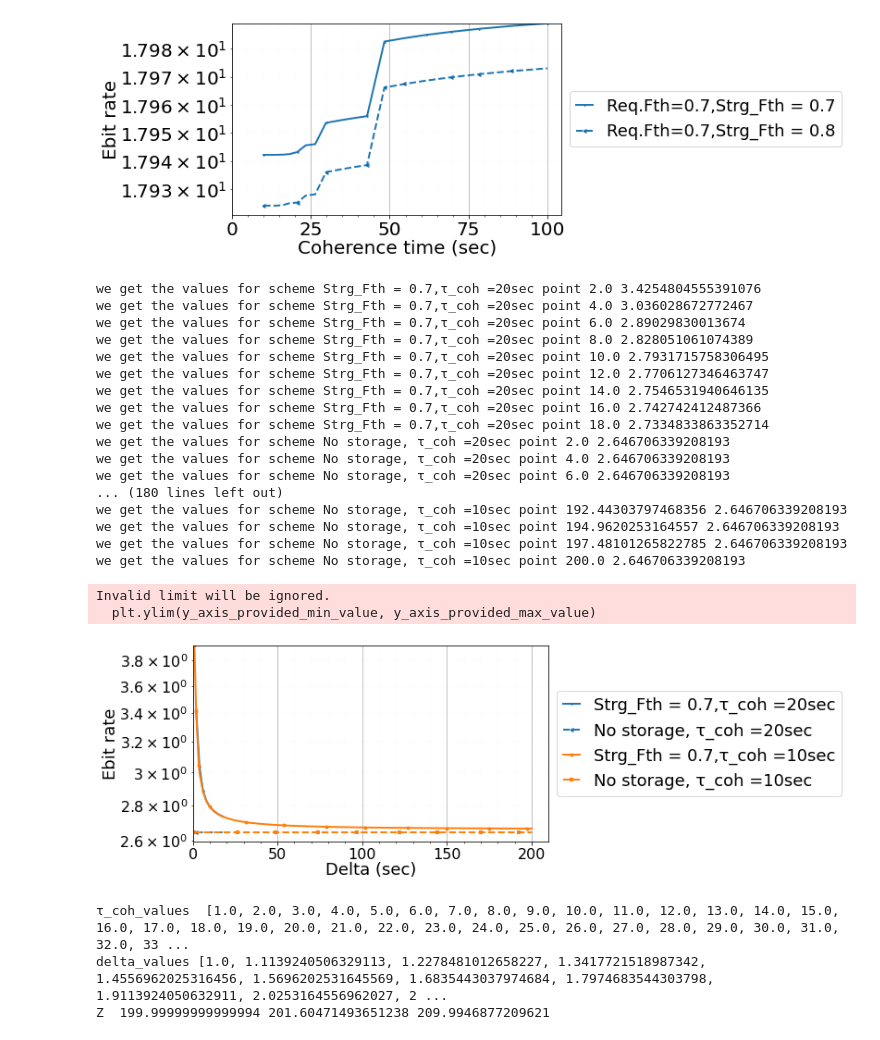
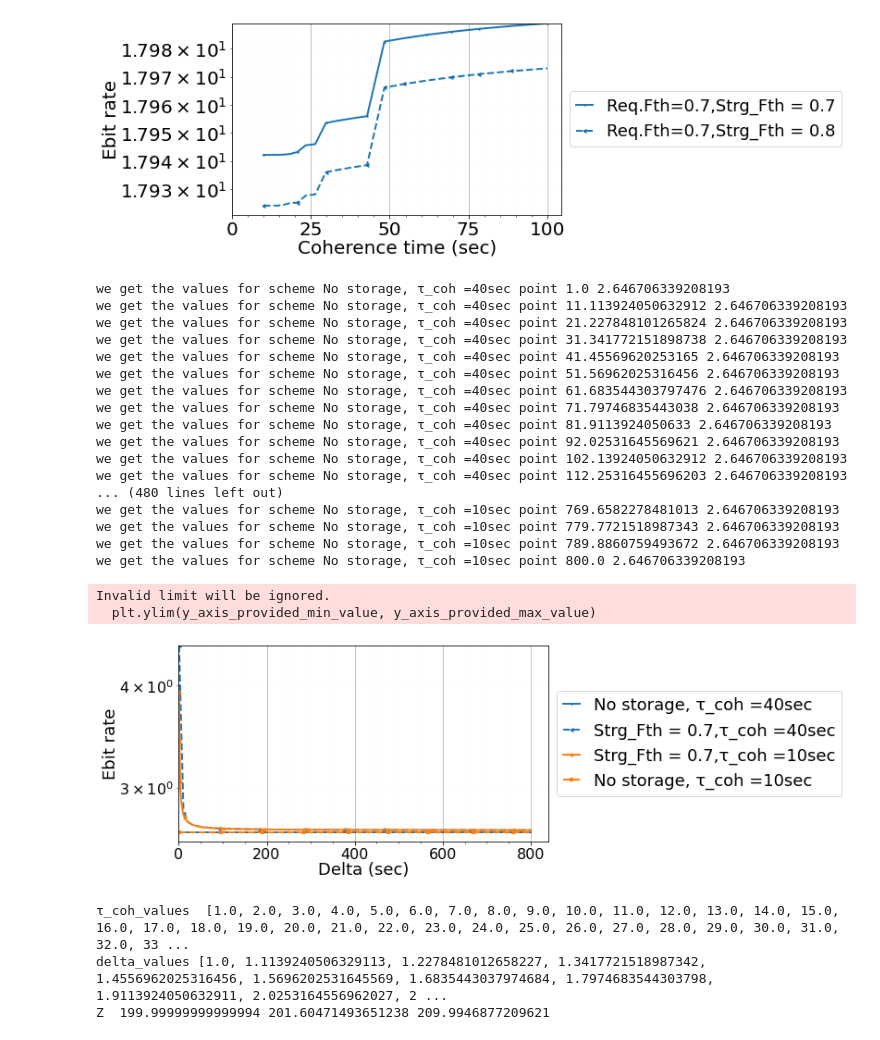
Before and after one commit to pooryousefshahrooz/QSN, a Jupyter notebook: plotting/parsing_and_plotting.ipynb, the cells around one changed output. Saved outputs shown, nothing was run; the diff lists cells and outputs as text; code cells hidden in the pictures.

Commit message:
testing no storage case

```diff
--- a/plotting/parsing_and_plotting.ipynb
+++ b/plotting/parsing_and_plotting.ipynb
@@ -262,7 +262,7 @@ with open(result_file_path, "r") as f:
 
         if  ( t_max in [20] and request_fidelity_threshold in [0.9]  and
              storage_block_threshold in [0.7] and
-              edge_capacity in [600] and storage_capacity in [400] and τ_coh in [20.6913808111479,10.0]
+              edge_capacity in [600]  and storage_capacity in [400] and τ_coh in [40,10.0]
             ):
             scheme = "Strg_Fth = "+str(storage_block_threshold)+",τ_coh ="+str(int(τ_coh))+"sec"
             try:
@@ -297,51 +297,51 @@ selected_values = []
 each_scheme_each_coherence_time_workloads_percentage = {}
 for scheme,τ_coh_value_satisfied_number in each_scheme_each_coherence_time_workloads.items():
     for τ_coh,values in τ_coh_value_satisfied_number.items():
 
         avg_EGR = sum(values)/len(values)
         try:
             each_scheme_each_coherence_time_workloads_percentage[scheme][τ_coh] = avg_EGR
         except:
             each_scheme_each_coherence_time_workloads_percentage[scheme]  ={}
             each_scheme_each_coherence_time_workloads_percentage[scheme][τ_coh]=avg_EGR
         selected_values.append(avg_EGR)
 
 
 τ_coh_values = list(τ_coh_values)
 τ_coh_values.sort()
 scheme_keys = list(scheme_keys)
 
 ploting_simple_y_as_x("Delta (sec)","Ebit rate",
                         18, 18, 16,
                       16, 0, 0,
                       0,0,False,[],max(selected_values),
 
                       list(scheme_keys),
                       each_scheme_each_coherence_time_workloads_percentage,
                       τ_coh_values,τ_coh_values,
                       True,True,True,1,18,
                       "plots/QSN_repeater_chain_ebit_as_delta.pdf",True,2,11.4,3.8,True)
 # %% [output]
-we get the values for scheme Strg_Fth = 0.7,τ_coh =20sec point 2.0 3.4254804555391076
-we get the values for scheme Strg_Fth = 0.7,τ_coh =20sec point 4.0 3.036028672772467
-we get the values for scheme Strg_Fth = 0.7,τ_coh =20sec point 6.0 2.89029830013674
-we get the values for scheme Strg_Fth = 0.7,τ_coh =20sec point 8.0 2.828051061074389
-we get the values for scheme Strg_Fth = 0.7,τ_coh =20sec point 10.0 2.7931715758306495
-we get the values for scheme Strg_Fth = 0.7,τ_coh =20sec point 12.0 2.7706127346463747
-we get the values for scheme Strg_Fth = 0.7,τ_coh =20sec point 14.0 2.7546531940646135
-we get the values for scheme Strg_Fth = 0.7,τ_coh =20sec point 16.0 2.742742412487366
-we get the values for scheme Strg_Fth = 0.7,τ_coh =20sec point 18.0 2.7334833863352714
-we get the values for scheme No storage, τ_coh =20sec point 2.0 2.646706339208193
-we get the values for scheme No storage, τ_coh =20sec point 4.0 2.646706339208193
-we get the values for scheme No storage, τ_coh =20sec point 6.0 2.646706339208193
-... (180 lines left out)
-we get the values for scheme No storage, τ_coh =10sec point 192.44303797468356 2.646706339208193
-we get the values for scheme No storage, τ_coh =10sec point 194.9620253164557 2.646706339208193
-we get the values for scheme No storage, τ_coh =10sec point 197.48101265822785 2.646706339208193
-we get the values for scheme No storage, τ_coh =10sec point 200.0 2.646706339208193
+we get the values for scheme No storage, τ_coh =40sec point 1.0 2.646706339208193
+we get the values for scheme No storage, τ_coh =40sec point 11.113924050632912 2.646706339208193
+we get the values for scheme No storage, τ_coh =40sec point 21.227848101265824 2.646706339208193
+we get the values for scheme No storage, τ_coh =40sec point 31.341772151898738 2.646706339208193
+we get the values for scheme No storage, τ_coh =40sec point 41.45569620253165 2.646706339208193
+we get the values for scheme No storage, τ_coh =40sec point 51.56962025316456 2.646706339208193
+we get the values for scheme No storage, τ_coh =40sec point 61.683544303797476 2.646706339208193
+we get the values for scheme No storage, τ_coh =40sec point 71.79746835443038 2.646706339208193
+we get the values for scheme No storage, τ_coh =40sec point 81.9113924050633 2.646706339208193
+we get the values for scheme No storage, τ_coh =40sec point 92.02531645569621 2.646706339208193
+we get the values for scheme No storage, τ_coh =40sec point 102.13924050632912 2.646706339208193
+we get the values for scheme No storage, τ_coh =40sec point 112.25316455696203 2.646706339208193
+... (480 lines left out)
+we get the values for scheme No storage, τ_coh =10sec point 769.6582278481013 2.646706339208193
+we get the values for scheme No storage, τ_coh =10sec point 779.7721518987343 2.646706339208193
+we get the values for scheme No storage, τ_coh =10sec point 789.8860759493672 2.646706339208193
+we get the values for scheme No storage, τ_coh =10sec point 800.0 2.646706339208193
 Invalid limit will be ignored.
   plt.ylim(y_axis_provided_min_value, y_axis_provided_max_value)
-[figure, old version]
+[figure, new version]
 # %%
 # plotting 3D Ebit rate as coherence and delta time
 
```
Also changed, not shown: 4 other files.
